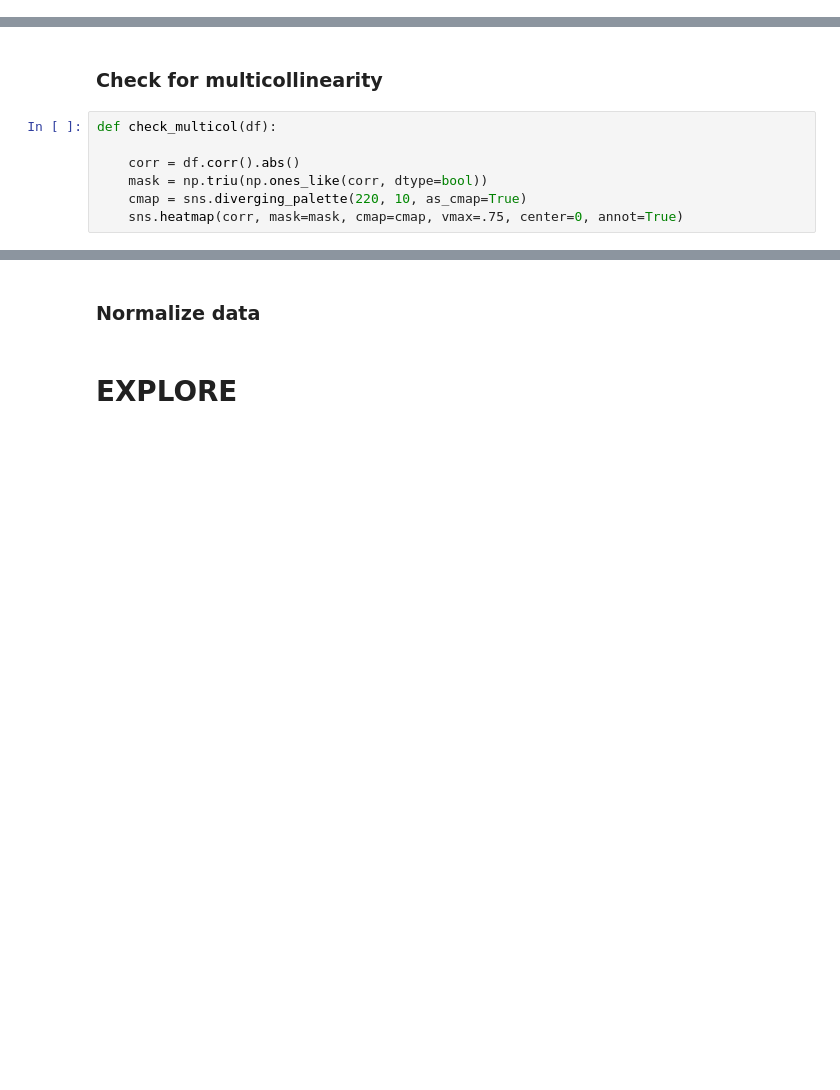
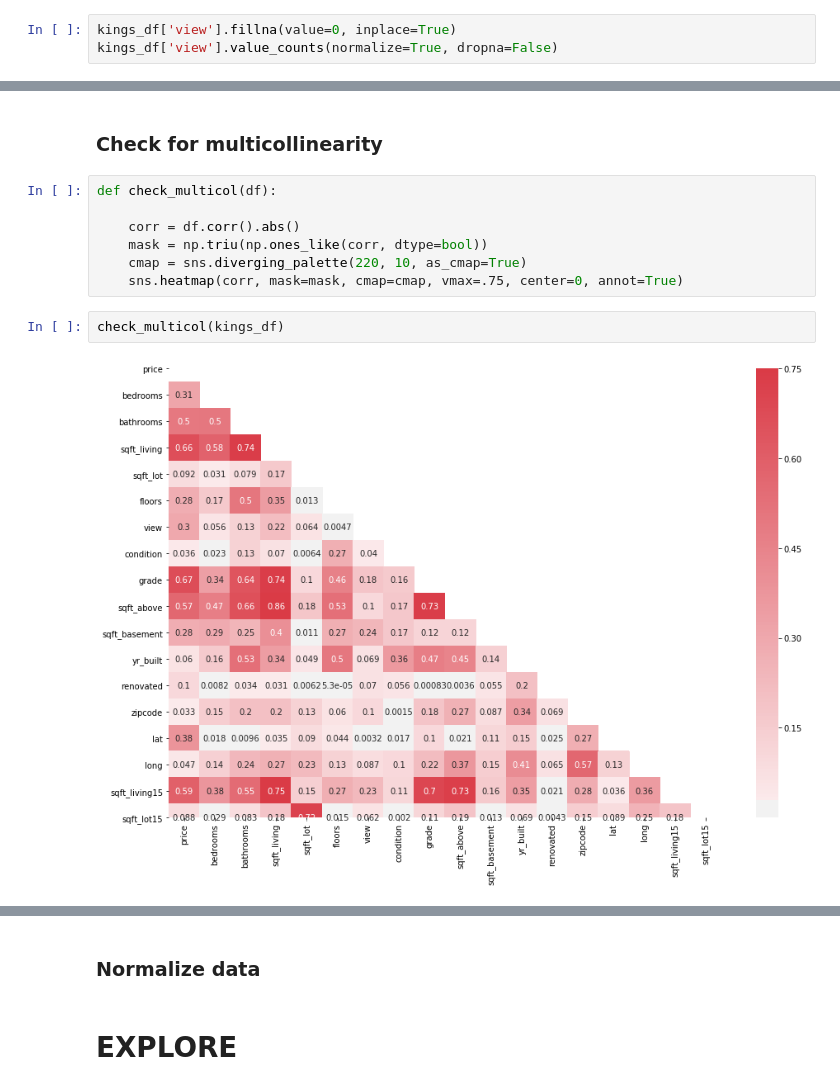
Before and after one commit to jhusney1/dsc-mod-2-project-v2-1-onl01-dtsc-ft-070620, a Jupyter notebook: student.ipynb, the cells around one changed output, grey strips where cells are left out. Saved outputs shown, nothing was run; the diff lists cells and outputs as text; blank space fills up the shorter version.

```diff
--- a/student.ipynb
+++ b/student.ipynb
@@ -316,0 +356,3 @@ Name: sqft_basement, Length: 304, dtype: float64
+# %%
+kings_df['view'].fillna(value=0, inplace=True)
+kings_df['view'].value_counts(normalize=True, dropna=False)
@@ -363,3 +421,7 @@ def check_multicol(df):
     mask = np.triu(np.ones_like(corr, dtype=bool))
     cmap = sns.diverging_palette(220, 10, as_cmap=True)
     sns.heatmap(corr, mask=mask, cmap=cmap, vmax=.75, center=0, annot=True)
+# %%
+check_multicol(kings_df)
+# %% [output]
+[figure, added]
```
Also changed, not shown: parts of 67 cells of this notebook.
